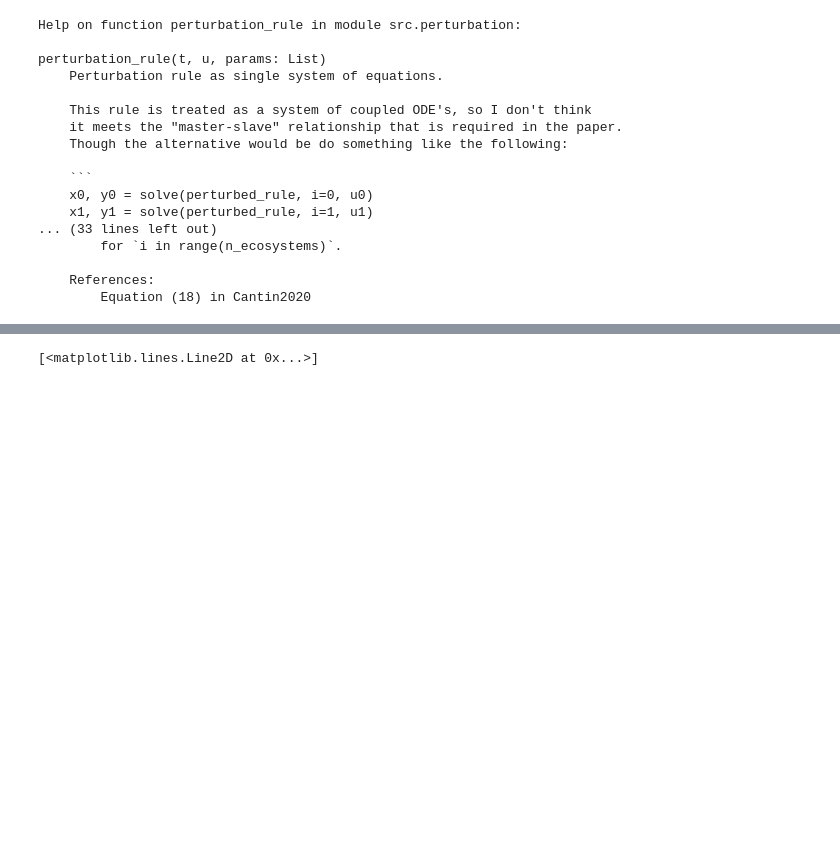
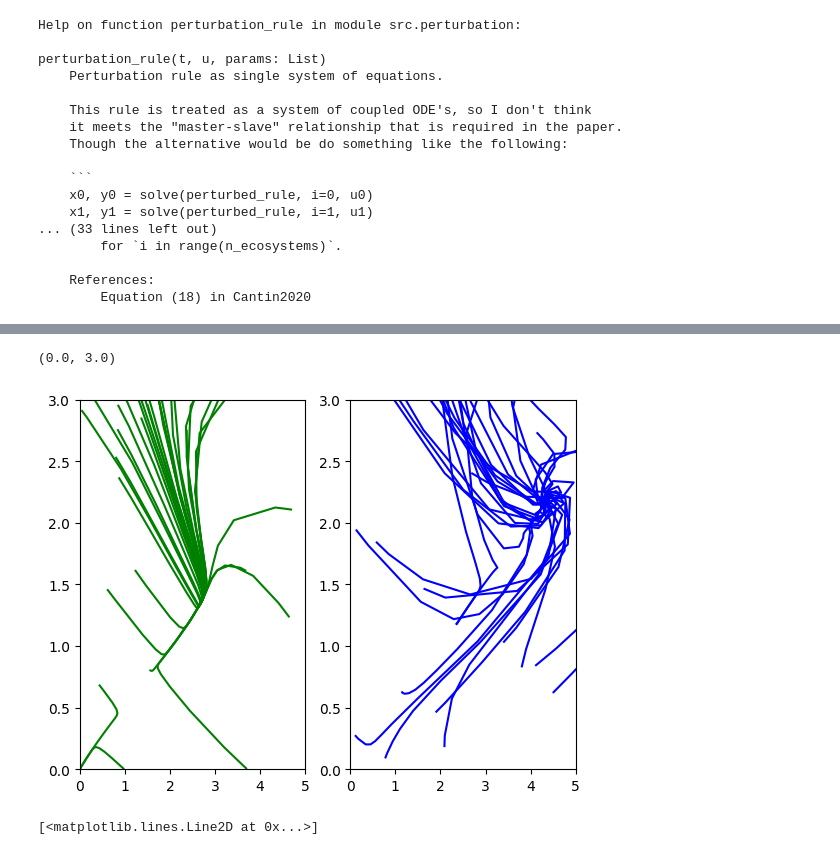
Before and after one commit to marcelvdla/CSSim, a Jupyter notebook: notebooks/perturbation.ipynb, the cells around one changed output, grey strips where cells are left out. Saved outputs shown, nothing was run; the diff lists cells and outputs as text; code cells hidden in the pictures; blank space fills up the shorter version.

```diff
--- a/notebooks/perturbation.ipynb
+++ b/notebooks/perturbation.ipynb
@@ -73,7 +74,7 @@ params = dict(
     a_1 = 1,
     h = 2,
     a_2 = 0,
-    dists = n_ecosystems*[42], # should there be n-distances here??
+    dists = [42], # should there be n-distances here??
     w_0 = 1,
     alpha_0=-1,
     beta_2 = 1,
@@ -82,17 +83,35 @@ params = dict(
     ecosystem_id_t_star = None,
     n_ecosystems = n_ecosystems,
 )
-
-y0 = np.random.uniform(low=0, high=4, size=(2 * params["n_ecosystems"]))
-# %%
-# solve for fig 7
-t0 = 0
-tf = 50
-solutions = solve_ivp(
-    perturbation_rule,
-    [t0, tf],
-    y0,
-    args=(params.values(),))
+# %%
+# solve for fig 7
+t0 = 0
+tf = 50
+n_points = 35
+y0s = np.random.uniform(
+    low=0, high=5, size=(n_points, 2 * params["n_ecosystems"]))
+
+solutions_at_u0 = []
+for ix, y0 in enumerate(y0s):
+    solutions = solve_ivp(
+        perturbation_rule,
+        t_span=(t0, tf),
+        y0=y0,
+        args=(params.values(),))
+    solutions_at_u0.append(solutions.y)
+
+fig, axs = plt.subplots(nrows=1, ncols=2)
+for solution in solutions_at_u0:
+    axs[0].plot(solution[0, :], solution[1, :], color="g")
+    axs[1].plot(solution[2, :], solution[3, :], color="b")
+axs[0].set_ylim(0, 3)
+axs[0].set_xlim(0, 5)
+
+axs[1].set_xlim(0, 5)
+axs[1].set_ylim(0, 3)
+# %% [output]
+(0.0, 3.0)
+[figure, added]
 # %%
 x1, y1 = solutions.y[0, :], solutions.y[1, :]
 x2, y2 = solutions.y[2, :], solutions.y[3, :]
```
Also changed, not shown: parts of 2 cells of this notebook, 1 other file.
